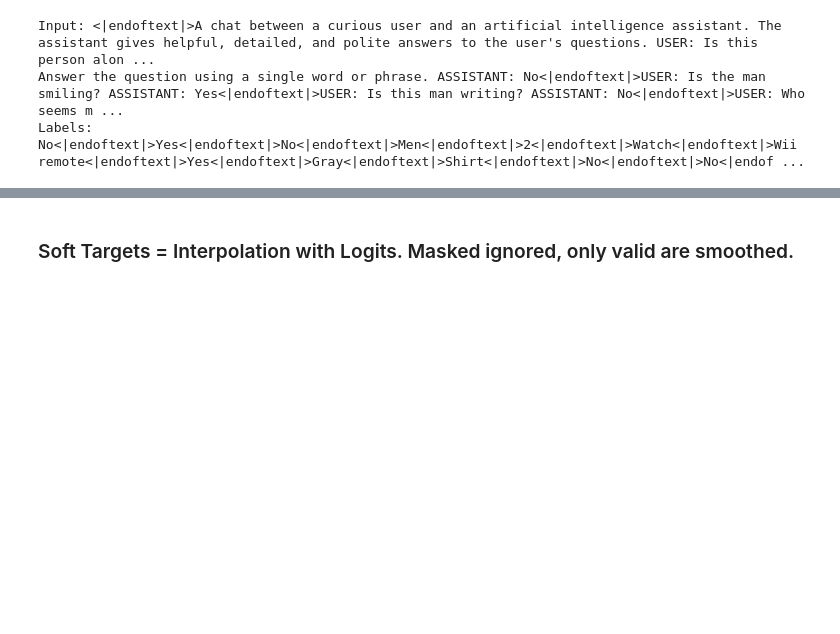
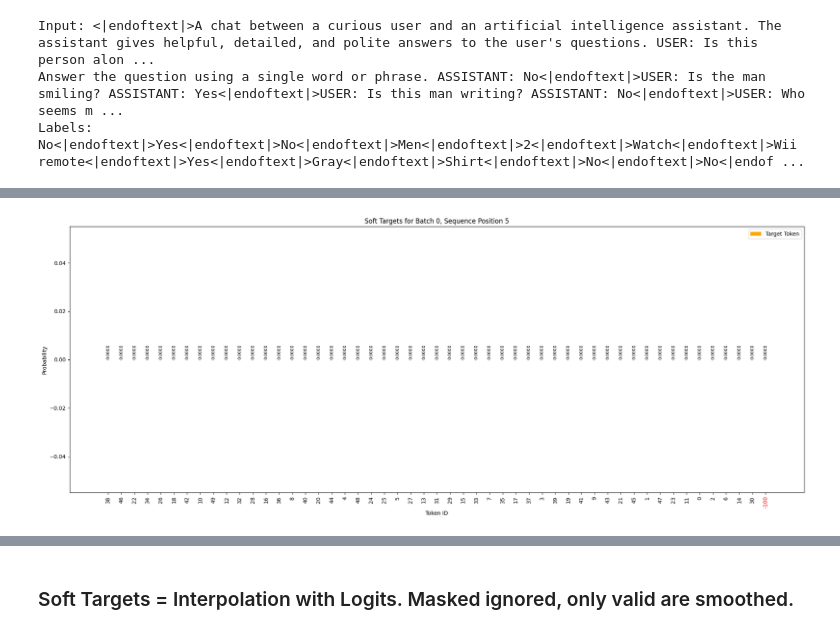
Before and after one commit to shikhar-srivastava/vlm-evaluation, a Jupyter notebook: soft_targets copy.ipynb, the cells around one changed output, grey strips where cells are left out. Cells and saved outputs as stored; diff of their text form; code cells hidden in the pictures; blank space fills up the shorter version.

```diff
--- a/soft_targets copy.ipynb
+++ b/soft_targets copy.ipynb
@@ -432,0 +1049,4 @@ with torch.autocast("cuda", dtype=torch.bfloat16):
+# %%
+plot_soft_targets(targets_smooth, fused_labels, 0, torch.where(~mask)[1][5], top_k=50)
+# %% [output]
+[figure, added]
```
Also changed, not shown: parts of 44 cells of this notebook, 1 other file.
